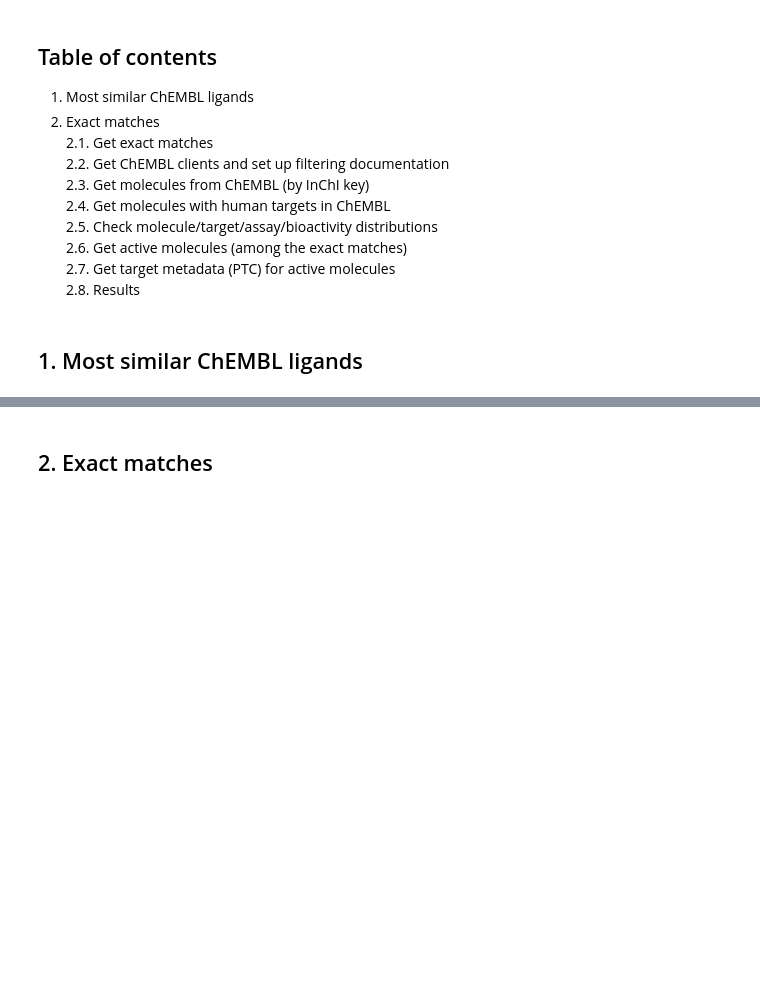
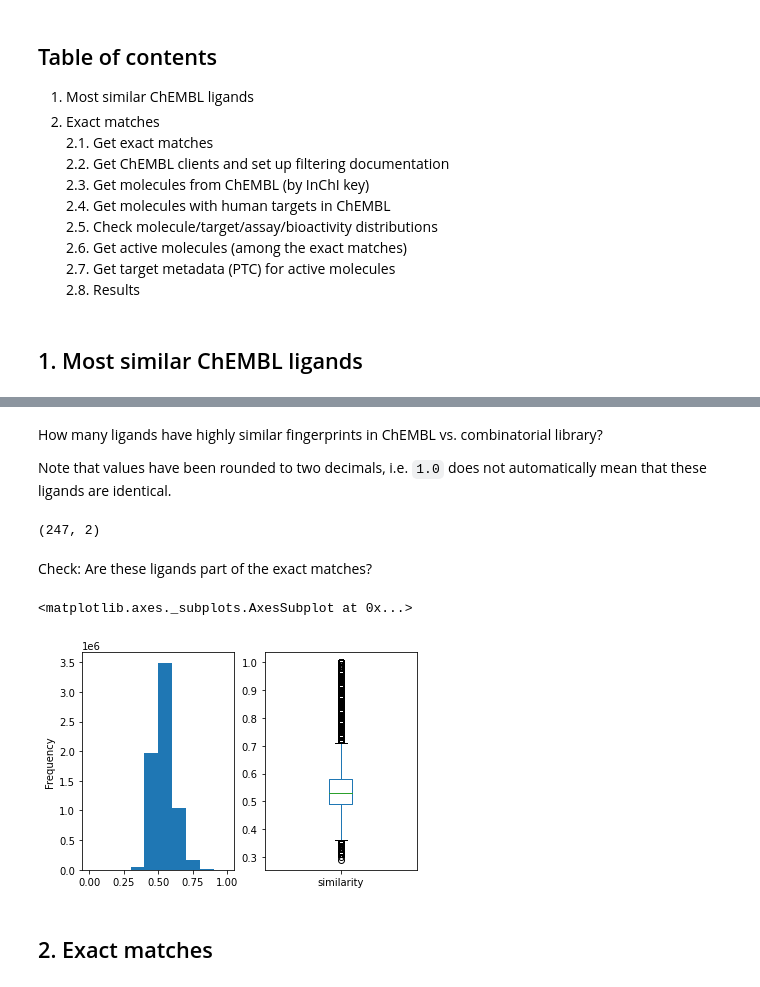
Before and after one commit to volkamerlab/KinFragLib, a Jupyter notebook: notebooks/4_4_combinatorial_library_comparison_chembl.ipynb, the cells around one changed output, grey strips where cells are left out. Saved outputs shown, nothing was run; the diff lists cells and outputs as text; code cells hidden in the pictures; blank space fills up the shorter version.

Commit message:
(4_4) Add comparison exact matches = similarity of 1.0?

```diff
--- a/notebooks/4_4_combinatorial_library_comparison_chembl.ipynb
+++ b/notebooks/4_4_combinatorial_library_comparison_chembl.ipynb
@@ -41,3 +42,6 @@ from utils import get_protein_target_classifications
 ACTIVITY_THRESHOLD = 500
 # %% [markdown]
 ## 1. Most similar ChEMBL ligands
+# %%
+chembl_most_similar = pd.read_json('../data/combinatorial_library/chembl_most_similar.json')
+chembl_most_similar.head()
@@ -44,3 +55,21 @@ ACTIVITY_THRESHOLD = 500
+# %% [markdown]
+How many ligands have highly similar fingerprints in ChEMBL vs. combinatorial library?
+
+Note that values have been rounded to two decimals, i.e. `1.0` does not automatically mean that these ligands are identical.
+# %%
+chembl_most_similar[chembl_most_similar.similarity == 1.0].shape
+# %% [output]
+(247, 2)
+# %% [markdown]
+Check: Are these ligands part of the exact matches?
+# %%
+fig, axes = plt.subplots(nrows=1, ncols=2)
+bins = np.arange(0, 1.1, 0.1)
+chembl_most_similar.similarity.plot(kind='hist', bins=bins, ax=axes[0])
+chembl_most_similar.similarity.plot(kind='box', ax=axes[1])
+# %% [output]
+<matplotlib.axes._subplots.AxesSubplot at 0x...>
+[figure, added]
 # %% [markdown]
 ## 2. Exact matches
 # %% [markdown]
```
Also changed, not shown: parts of 15 cells of this notebook.
